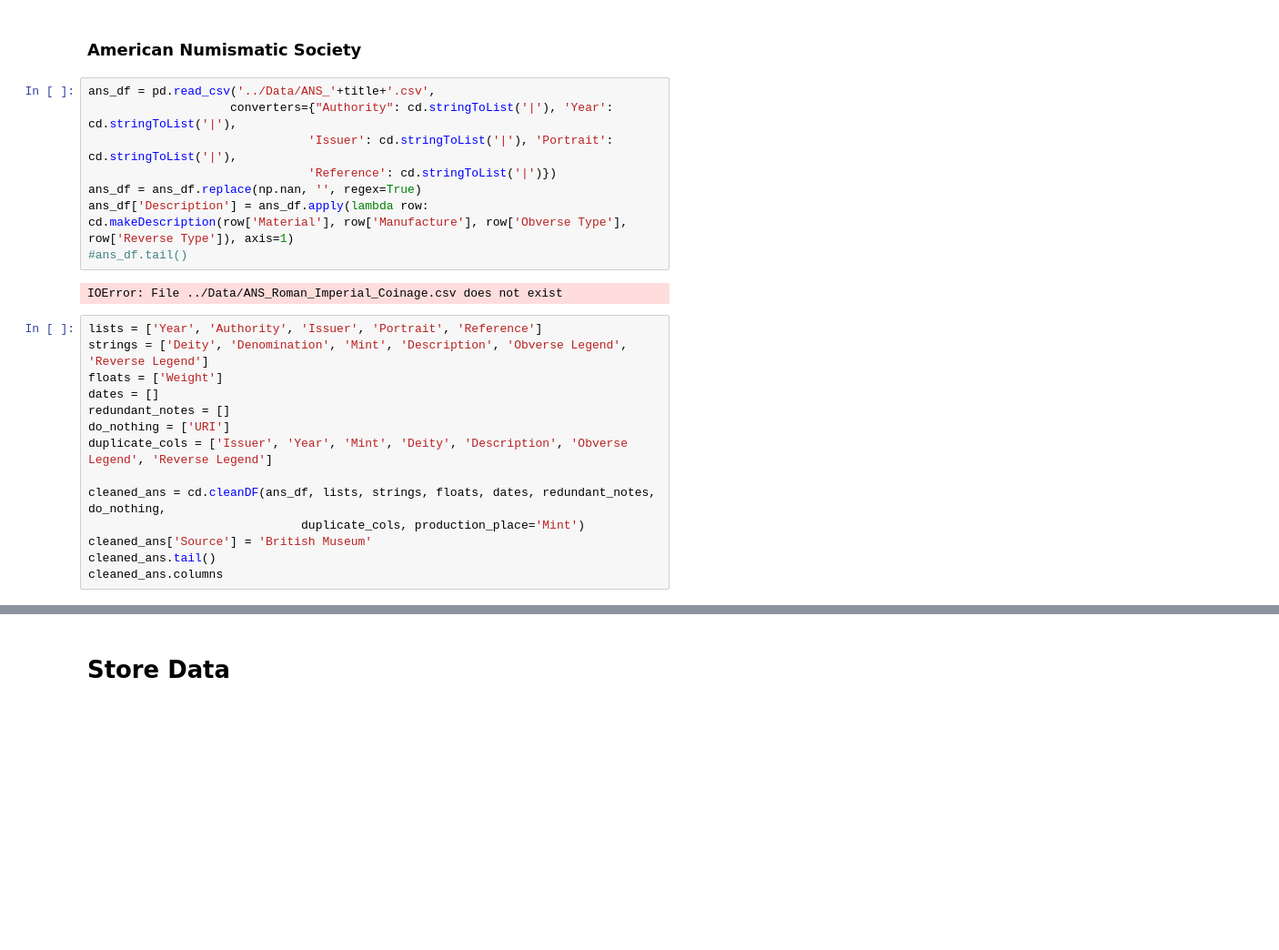
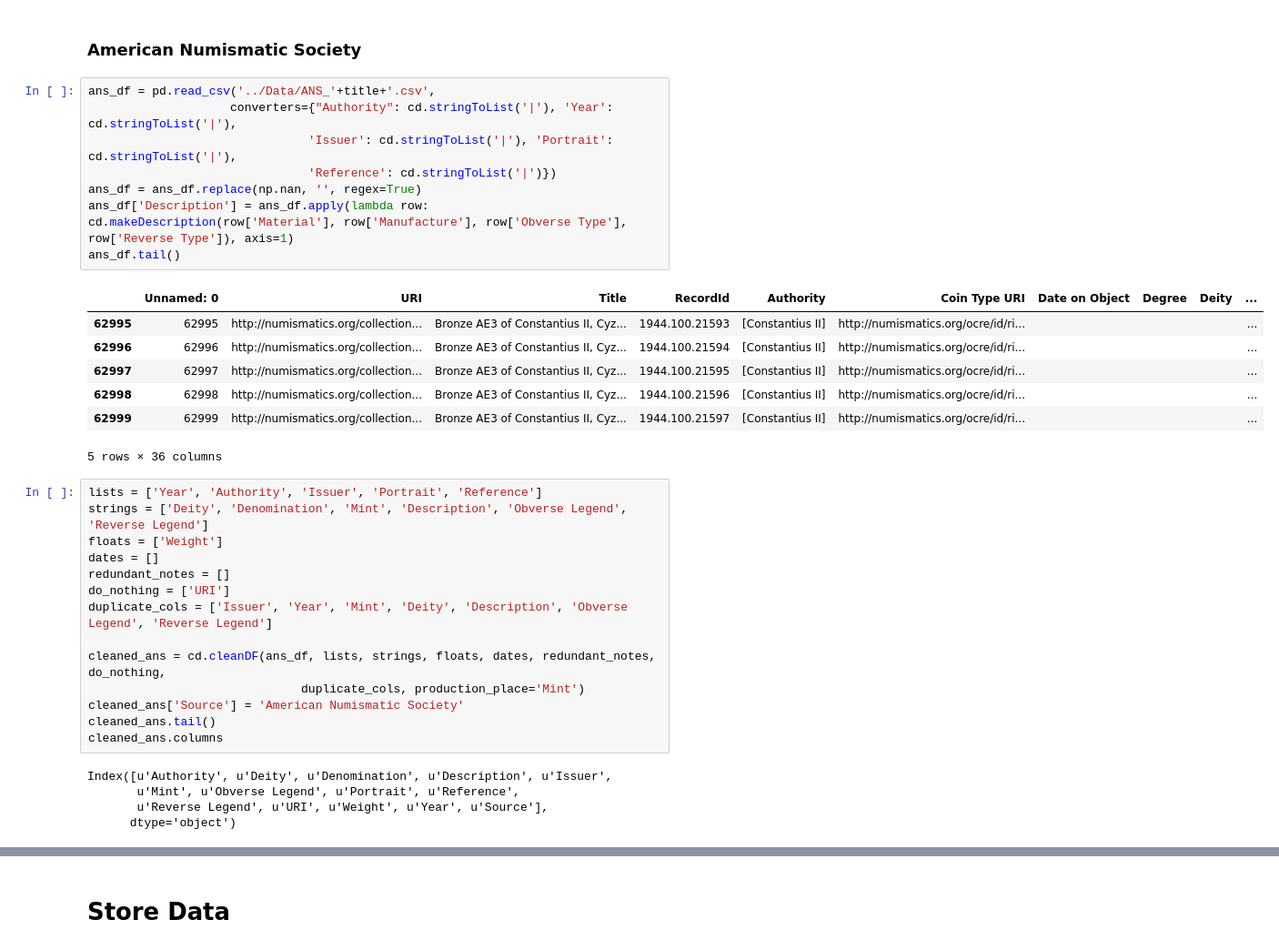
Before and after one commit to williamma12/roman_coinage, a Jupyter notebook: Code/Create Database.ipynb, the cells around one changed output, grey strips where cells are left out. Shown at 91% size. Drawn from its saved outputs; the diff is of its cells as text; blank space fills up the shorter version.

```diff
--- a/Code/Create Database.ipynb
+++ b/Code/Create Database.ipynb
@@ -72,13 +80,19 @@ cleaned_bm.tail()
 # %%
 ans_df = pd.read_csv('../Data/ANS_'+title+'.csv',
                     converters={"Authority": cd.stringToList('|'), 'Year': cd.stringToList('|'),
                                'Issuer': cd.stringToList('|'), 'Portrait': cd.stringToList('|'),
                                'Reference': cd.stringToList('|')})
 ans_df = ans_df.replace(np.nan, '', regex=True)
 ans_df['Description'] = ans_df.apply(lambda row: cd.makeDescription(row['Material'], row['Manufacture'], row['Obverse Type'], row['Reverse Type']), axis=1)
-#ans_df.tail()
+ans_df.tail()
 # %% [output]
+|  | Unnamed: 0 | URI | Title | RecordId | Authority | Coin Type URI | Date on Object | Degree | Deity | ... |
+| 62995 | 62995 | http://numismatics.org/collection... | Bronze AE3 of Constantius II, Cyz... | 1944.100.21593 | [Constantius II] | http://numismatics.org/ocre/id/ri... |  |  |  | ... |
+| 62996 | 62996 | http://numismatics.org/collection... | Bronze AE3 of Constantius II, Cyz... | 1944.100.21594 | [Constantius II] | http://numismatics.org/ocre/id/ri... |  |  |  | ... |
+| 62997 | 62997 | http://numismatics.org/collection... | Bronze AE3 of Constantius II, Cyz... | 1944.100.21595 | [Constantius II] | http://numismatics.org/ocre/id/ri... |  |  |  | ... |
+| 62998 | 62998 | http://numismatics.org/collection... | Bronze AE3 of Constantius II, Cyz... | 1944.100.21596 | [Constantius II] | http://numismatics.org/ocre/id/ri... |  |  |  | ... |
+| 62999 | 62999 | http://numismatics.org/collection... | Bronze AE3 of Constantius II, Cyz... | 1944.100.21597 | [Constantius II] | http://numismatics.org/ocre/id/ri... |  |  |  | ... |
-IOError: File ../Data/ANS_Roman_Imperial_Coinage.csv does not exist
+5 rows × 36 columns
 # %%
 lists = ['Year', 'Authority', 'Issuer', 'Portrait', 'Reference']
 strings = ['Deity', 'Denomination', 'Mint', 'Description', 'Obverse Legend', 'Reverse Legend']
@@ -90,9 +104,14 @@ duplicate_cols = ['Issuer', 'Year', 'Mint', 'Deity', 'Description', 'Obverse Leg
 
 cleaned_ans = cd.cleanDF(ans_df, lists, strings, floats, dates, redundant_notes, do_nothing,
                               duplicate_cols, production_place='Mint')
-cleaned_ans['Source'] = 'British Museum'
+cleaned_ans['Source'] = 'American Numismatic Society'
 cleaned_ans.tail()
 cleaned_ans.columns
+# %% [output]
+Index([u'Authority', u'Deity', u'Denomination', u'Description', u'Issuer',
+       u'Mint', u'Obverse Legend', u'Portrait', u'Reference',
+       u'Reverse Legend', u'URI', u'Weight', u'Year', u'Source'],
+      dtype='object')
 # %%
 # Convert everything to strings and integers to put into SQL db
 lists = ['Year', 'Authority', 'Issuer', 'Portrait', 'Reference']
```
Also changed, not shown: parts of 10 cells of this notebook, 9 other files.
